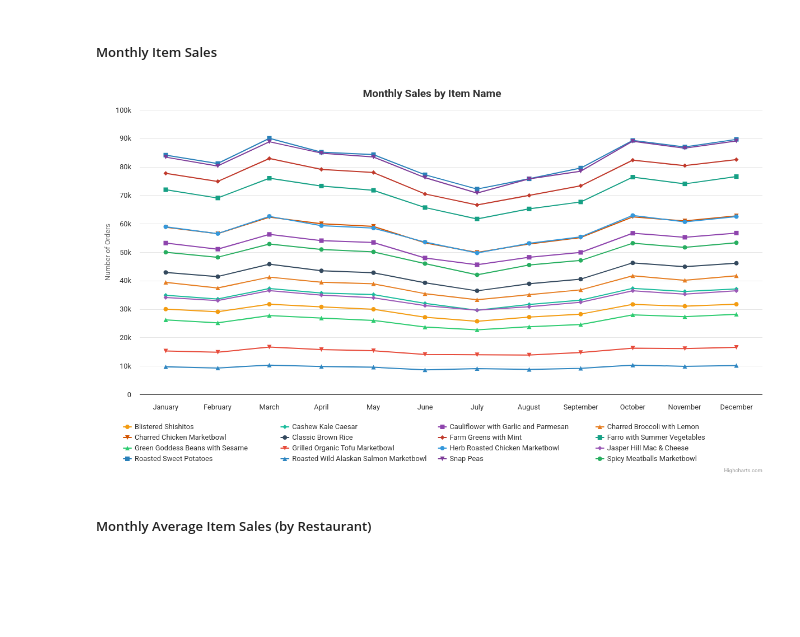
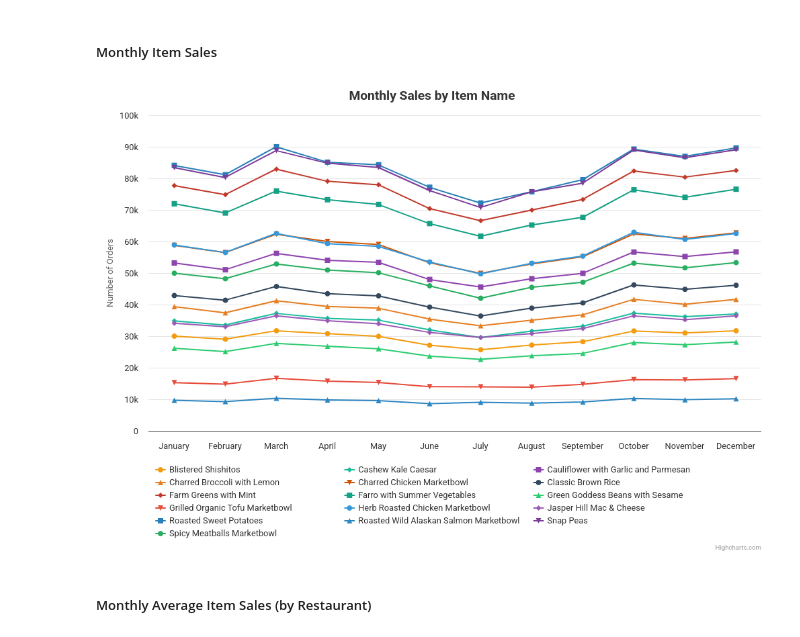
Before and after one commit to renan-peres/mfin-python-restaurant-data-analysis, a Jupyter notebook: restaurant-data-analysis.ipynb, the cells around one changed output. Drawn from its saved outputs; the diff is of its cells as text; code cells hidden in the pictures; blank space fills up the shorter version.

```diff
--- a/restaurant-data-analysis.ipynb
+++ b/restaurant-data-analysis.ipynb
@@ -1187,35 +1187,35 @@ for item_name in monthly_item_counts['ITEM_NAME'].unique():
 
     series_data.append({
         'name': item_name,
         'data': item_data,
         'type': 'line',
         'color': item_color_map.get(item_name, '#000000'),  # Default to black if color not found
         'tooltip': {
             'headerFormat': '<span style="font-size: 14px">{point.key}</span><br/>',
             'pointFormat': (
                 '<span style="color:{series.color}">{series.name}</span>: <b>{point.y}</b><br/>'
             )
         }
     })
 
 # 2. Define chart options
 options = {
     'title': {'text': 'Monthly Sales by Item Name'},
     'xAxis': {'categories': month_order},
     'yAxis': {'title': {'text': 'Number of Orders'}},
     'series': series_data,
     'chart': {
         'height': 700,
-        'width': 1200
+        'width': 1000
     },
     'colors': default_colors  # Apply color scheme
 }
 
 # 3. Create and display the chart
 chart = Chart(options=options)
 chart
 # %% [output]
-[figure, old version]
+[figure, new version]
 # %% [markdown]
 ##### Monthly Average Item Sales (by Restaurant)
 # %%
```
Also changed, not shown: parts of 2 cells of this notebook.
